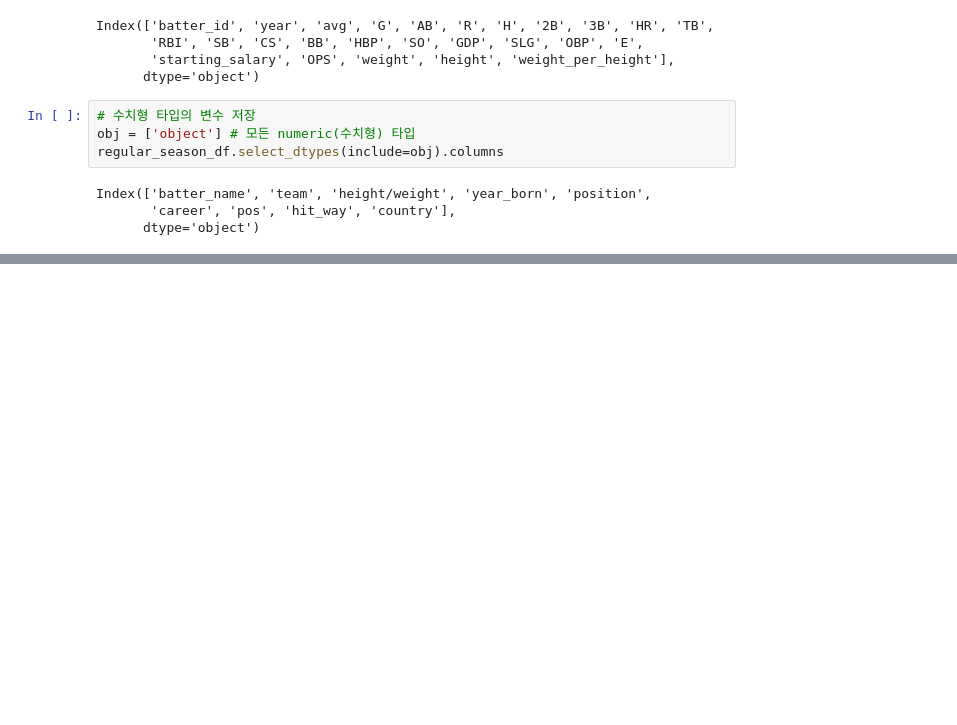
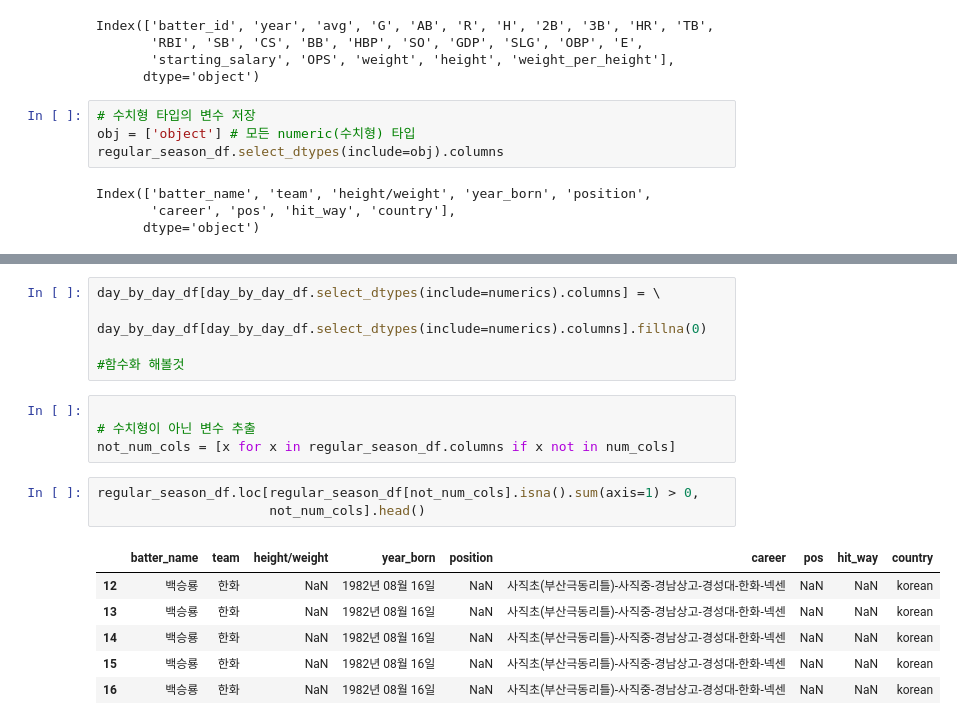
Before and after one commit to rhyou10/BigData-MachineLearning-2021, a Jupyter notebook: 1.통계학기반머신실전러닝/916/02_데이콘_KBO.ipynb, the cells around one changed output, grey strips where cells are left out. Saved outputs shown, nothing was run; the diff lists cells and outputs as text; blank space fills up the shorter version.

```diff
--- a/1.통계학기반머신실전러닝/916/02_데이콘_KBO.ipynb
+++ b/1.통계학기반머신실전러닝/916/02_데이콘_KBO.ipynb
@@ -662,0 +685,19 @@ Index(['batter_name', 'team', 'height/weight', 'year_born', 'position',
+# %%
+day_by_day_df[day_by_day_df.select_dtypes(include=numerics).columns] = \
+    day_by_day_df[day_by_day_df.select_dtypes(include=numerics).columns].fillna(0)
+
+#함수화 해볼것
+# %%
+
+# 수치형이 아닌 변수 추출
+not_num_cols = [x for x in regular_season_df.columns if x not in num_cols]
+# %%
+regular_season_df.loc[regular_season_df[not_num_cols].isna().sum(axis=1) > 0,
+                      not_num_cols].head()
+# %% [output]
+|  | batter_name | team | height/weight | year_born | position | career | pos | hit_way | country |
+| 12 | 백승룡 | 한화 | NaN | 1982년 08월 16일 | NaN | 사직초(부산극동리틀)-사직중-경남상고-경성대-한화-넥센 | NaN | NaN | korean |
+| 13 | 백승룡 | 한화 | NaN | 1982년 08월 16일 | NaN | 사직초(부산극동리틀)-사직중-경남상고-경성대-한화-넥센 | NaN | NaN | korean |
+| 14 | 백승룡 | 한화 | NaN | 1982년 08월 16일 | NaN | 사직초(부산극동리틀)-사직중-경남상고-경성대-한화-넥센 | NaN | NaN | korean |
+| 15 | 백승룡 | 한화 | NaN | 1982년 08월 16일 | NaN | 사직초(부산극동리틀)-사직중-경남상고-경성대-한화-넥센 | NaN | NaN | korean |
+| 16 | 백승룡 | 한화 | NaN | 1982년 08월 16일 | NaN | 사직초(부산극동리틀)-사직중-경남상고-경성대-한화-넥센 | NaN | NaN | korean |
```
Also changed, not shown: parts of 5 cells of this notebook.
